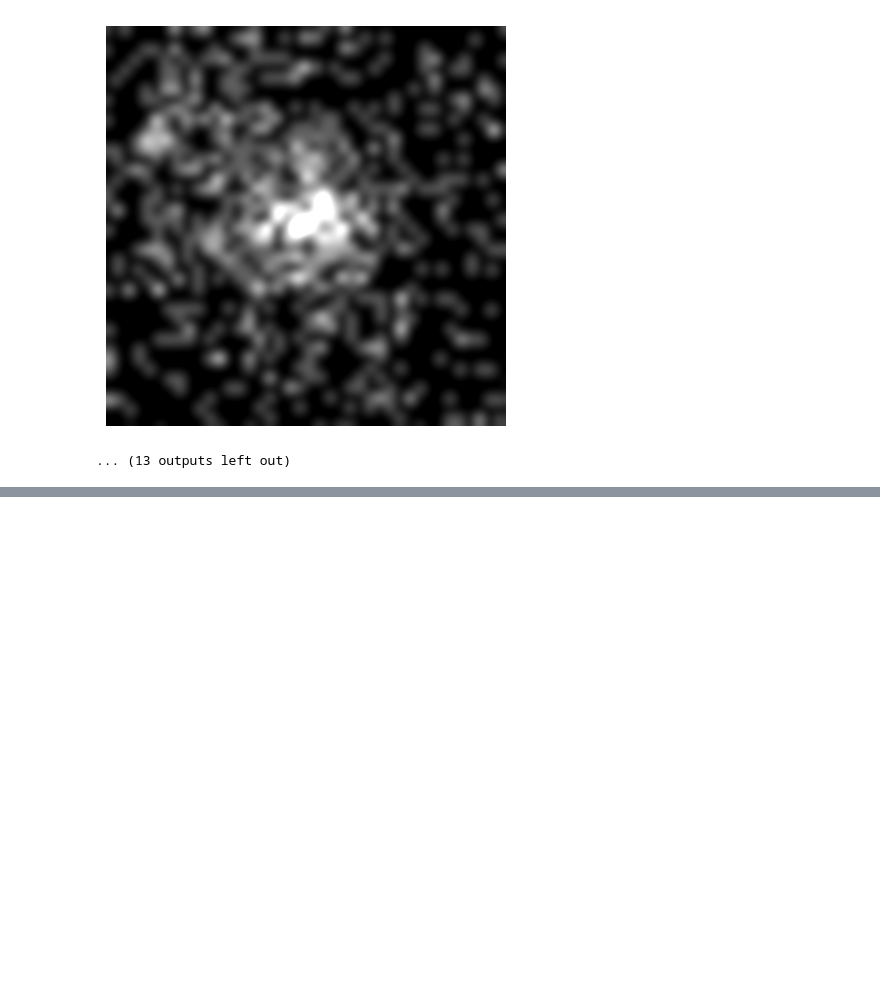
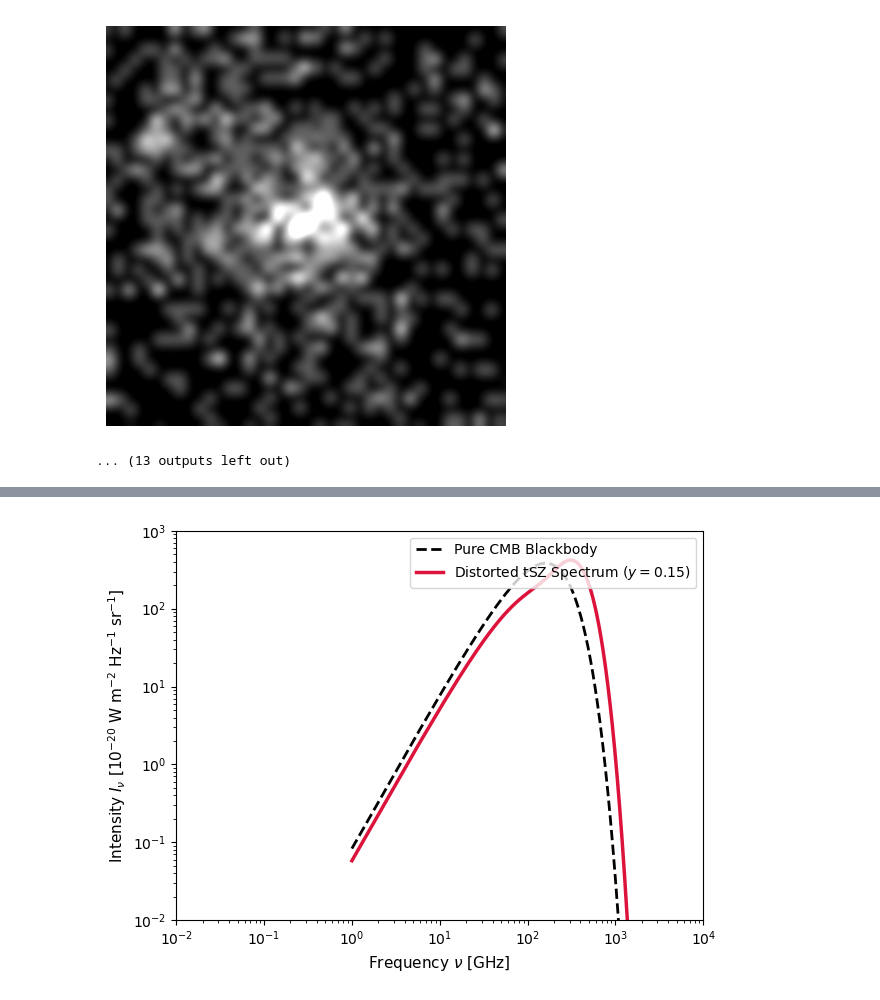
Before and after one commit to fritzali/notes, a Jupyter notebook: MASS/Spectroscopy/query.ipynb, the cells around one changed output, grey strips where cells are left out. Saved outputs shown, nothing was run; the diff lists cells and outputs as text; code cells hidden in the pictures; blank space fills up the shorter version.

```diff
--- a/MASS/Spectroscopy/query.ipynb
+++ b/MASS/Spectroscopy/query.ipynb
@@ -610,0 +757,41 @@ blurred xray image after stretch:
+# %%
+import numpy as np
+import matplotlib.pyplot as plt
+
+plt.rcdefaults()
+
+h = 6.62607015e-34  # Planck constant (J s)
+c = 2.99792458e8    # Speed of light (m/s)
+k = 1.380649e-23   # Boltzmann constant (J/K)
+Tcmb = 2.7255      # Precise ambient CMB temperature (K)
+
+nu = np.linspace(1e9, 5e12, 1000)
+x = (h * nu) / (kB * Tcmb)
+
+Inu = (2 * h * nu**3) / (c**2 * (np.exp(x) - 1))
+
+# Set an ultra-exaggerated Compton y-parameter (e.g., 0.15)
+# This makes the structural "bend" and peak-shift instantly obvious to the eye
+y = 0.15
+
+# Calculate the tSZ spectral distortion components
+fx = (x * np.exp(x) / (np.exp(x) - 1)**2) * (x * (np.exp(x) + 1) / (np.exp(x) - 1) - 4)
+dInu = y * (2 * h * nu**3 / c**2) * fx
+I = Inu + dInu
+
+plt.plot(nu / 1e9, Inu * 1e20, label='Pure CMB Blackbody', color='black', lw=2, linestyle='--')
+plt.plot(nu / 1e9, I * 1e20, label=f'Distorted tSZ Spectrum ($y = {y}$)', color='crimson', lw=2.5)
+
+plt.ylabel('Intensity $I_\\nu$ [$10^{-20}$ W m$^{-2}$ Hz$^{-1}$ sr$^{-1}$]', fontsize=11)
+plt.legend(loc='upper right', fontsize=10)
+
+plt.xlabel('Frequency $\\nu$ [GHz]', fontsize=11)
+
+plt.xlim(1e-2, 1e4)
+plt.ylim(1e-2, 1e3)
+plt.yscale('log')
+plt.xscale('log')
+plt.tight_layout()
+plt.show()
+# %% [output]
+[figure, added]
```
Also changed, not shown: parts of 3 cells of this notebook, 6 other files.
